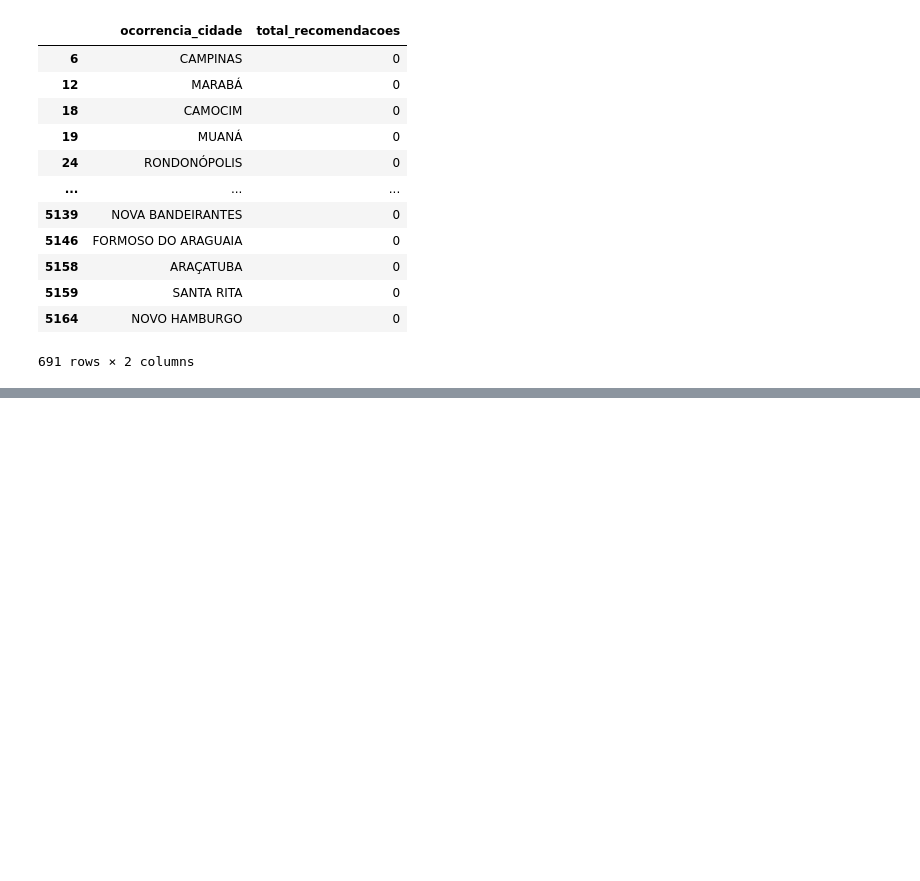
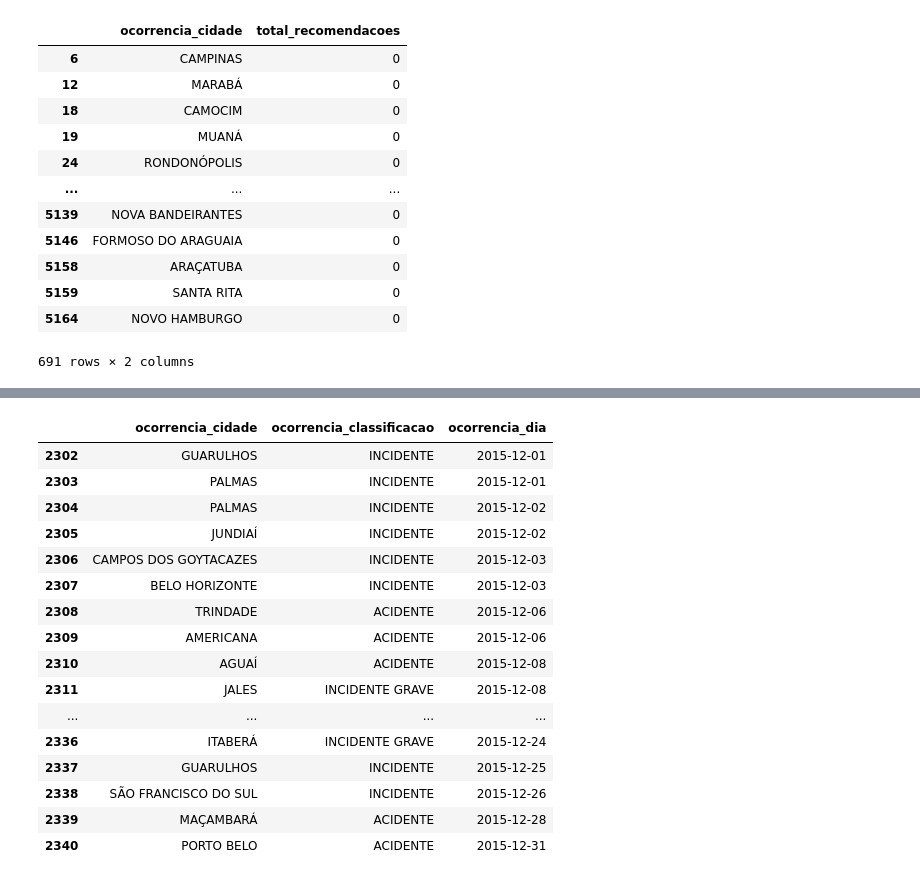
Before and after one commit to zeenlinux/dio, a Jupyter notebook: transformacoes.ipynb, the cells around one changed output, grey strips where cells are left out. Drawn from its saved outputs; the diff is of its cells as text; code cells hidden in the pictures; blank space fills up the shorter version.

```diff
--- a/transformacoes.ipynb
+++ b/transformacoes.ipynb
@@ -192,0 +354,23 @@ td.loc[filtro,['ocorrencia_cidade','total_recomendacoes']]
+# %%
+#todas as ocorrencias cuja data e 2015
+filtro = td.ocorrencia_dia.dt.year == 2015
+filtro2 = td.ocorrencia_dia.dt.month == 12
+td.loc[filtro & filtro2,['ocorrencia_cidade','ocorrencia_classificacao','ocorrencia_dia']]
+# %% [output]
+|  | ocorrencia_cidade | ocorrencia_classificacao | ocorrencia_dia |
+| 2302 | GUARULHOS | INCIDENTE | 2015-12-01 |
+| 2303 | PALMAS | INCIDENTE | 2015-12-01 |
+| 2304 | PALMAS | INCIDENTE | 2015-12-02 |
+| 2305 | JUNDIAÍ | INCIDENTE | 2015-12-02 |
+| 2306 | CAMPOS DOS GOYTACAZES | INCIDENTE | 2015-12-03 |
+| 2307 | BELO HORIZONTE | INCIDENTE | 2015-12-03 |
+| 2308 | TRINDADE | ACIDENTE | 2015-12-06 |
+| 2309 | AMERICANA | ACIDENTE | 2015-12-06 |
+| 2310 | AGUAÍ | ACIDENTE | 2015-12-08 |
+| 2311 | JALES | INCIDENTE GRAVE | 2015-12-08 |
+| ... | ... | ... | ... |
+| 2336 | ITABERÁ | INCIDENTE GRAVE | 2015-12-24 |
+| 2337 | GUARULHOS | INCIDENTE | 2015-12-25 |
+| 2338 | SÃO FRANCISCO DO SUL | INCIDENTE | 2015-12-26 |
+| 2339 | MAÇAMBARÁ | ACIDENTE | 2015-12-28 |
+| 2340 | PORTO BELO | ACIDENTE | 2015-12-31 |
```
Also changed, not shown: parts of 29 cells of this notebook, 1 other file.
